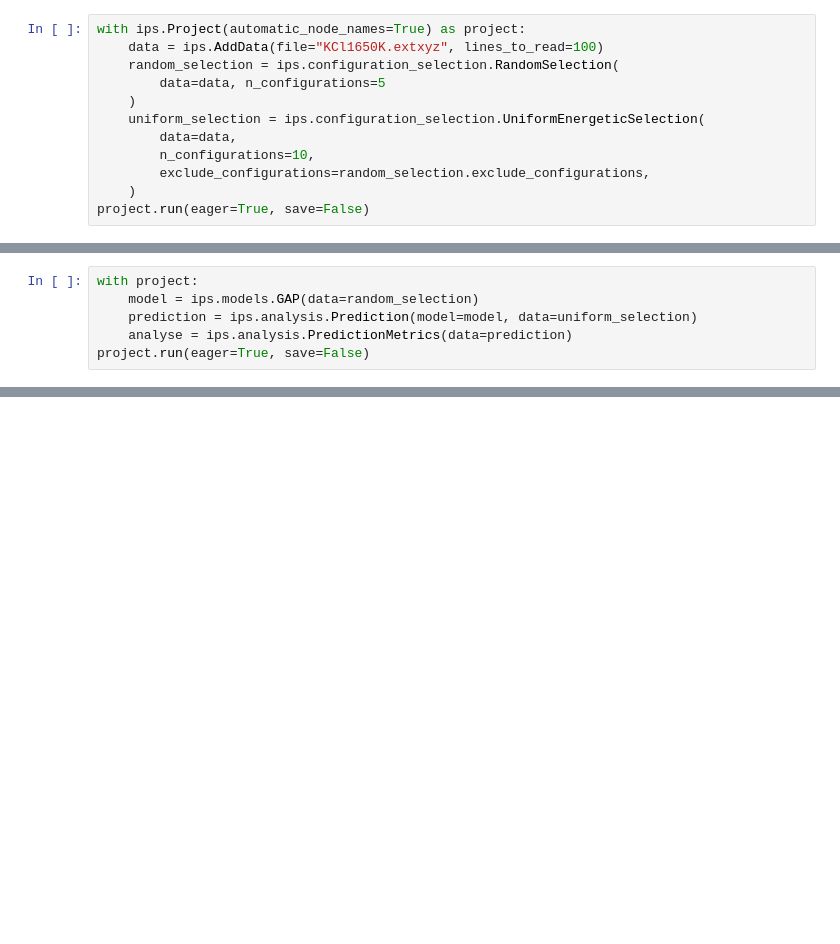
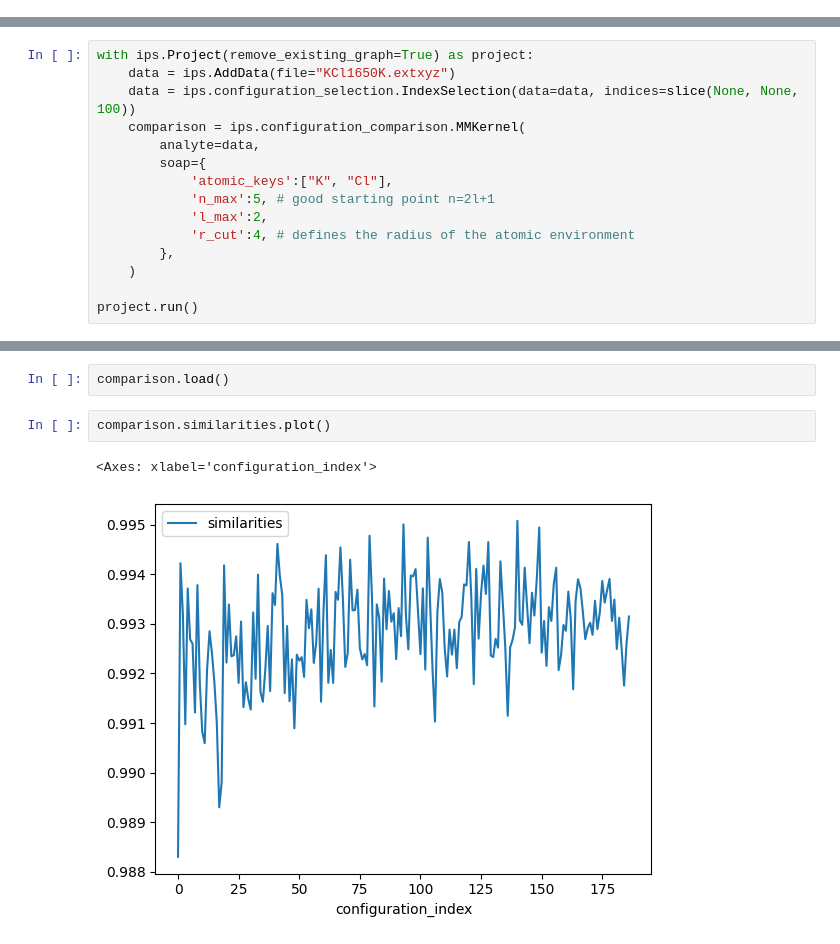
Before and after one commit to PythonFZ/IPS-Examples, a Jupyter notebook: main.ipynb, the cells around one changed output, grey strips where cells are left out. Cells and saved outputs as stored; diff of their text form; blank space fills up the shorter version.

```diff
--- a/main.ipynb
+++ b/main.ipynb
@@ -12,12 +4,0 @@ import ipsuite as ips
-# %%
-with ips.Project(automatic_node_names=True) as project:
-    data = ips.AddData(file="KCl1650K.extxyz", lines_to_read=100)
-    random_selection = ips.configuration_selection.RandomSelection(
-        data=data, n_configurations=5
-    )
-    uniform_selection = ips.configuration_selection.UniformEnergeticSelection(
-        data=data,
-        n_configurations=10,
-        exclude_configurations=random_selection.exclude_configurations,
-    )
-project.run(eager=True, save=False)
@@ -38,6 +4,0 @@ We can now train a GAP model on the given data.
-# %%
-with project:
-    model = ips.models.GAP(data=random_selection)
-    prediction = ips.analysis.Prediction(model=model, data=uniform_selection)
-    analyse = ips.analysis.PredictionMetrics(data=prediction)
-project.run(eager=True, save=False)
@@ -53,0 +5,15 @@ In the next Tutorial you will learn how to use DVC to track your Experiments and
+# %%
+with ips.Project(remove_existing_graph=True) as project:
+    data = ips.AddData(file="KCl1650K.extxyz")
+    data = ips.configuration_selection.IndexSelection(data=data, indices=slice(None, None, 100))
+    comparison = ips.configuration_comparison.MMKernel(
+        analyte=data,
+        soap={
+            'atomic_keys':["K", "Cl"],
+            'n_max':5, # good starting point n=2l+1
+            'l_max':2,
+            'r_cut':4, # defines the radius of the atomic environment
+        },
+    )
+
+project.run()
@@ -53,0 +31,7 @@ In the next Tutorial you will learn how to use DVC to track your Experiments and
+# %%
+comparison.load()
+# %%
+comparison.similarities.plot()
+# %% [output]
+<Axes: xlabel='configuration_index'>
+[figure, added]
```
Also changed, not shown: parts of 10 cells of this notebook, 7 other files.
